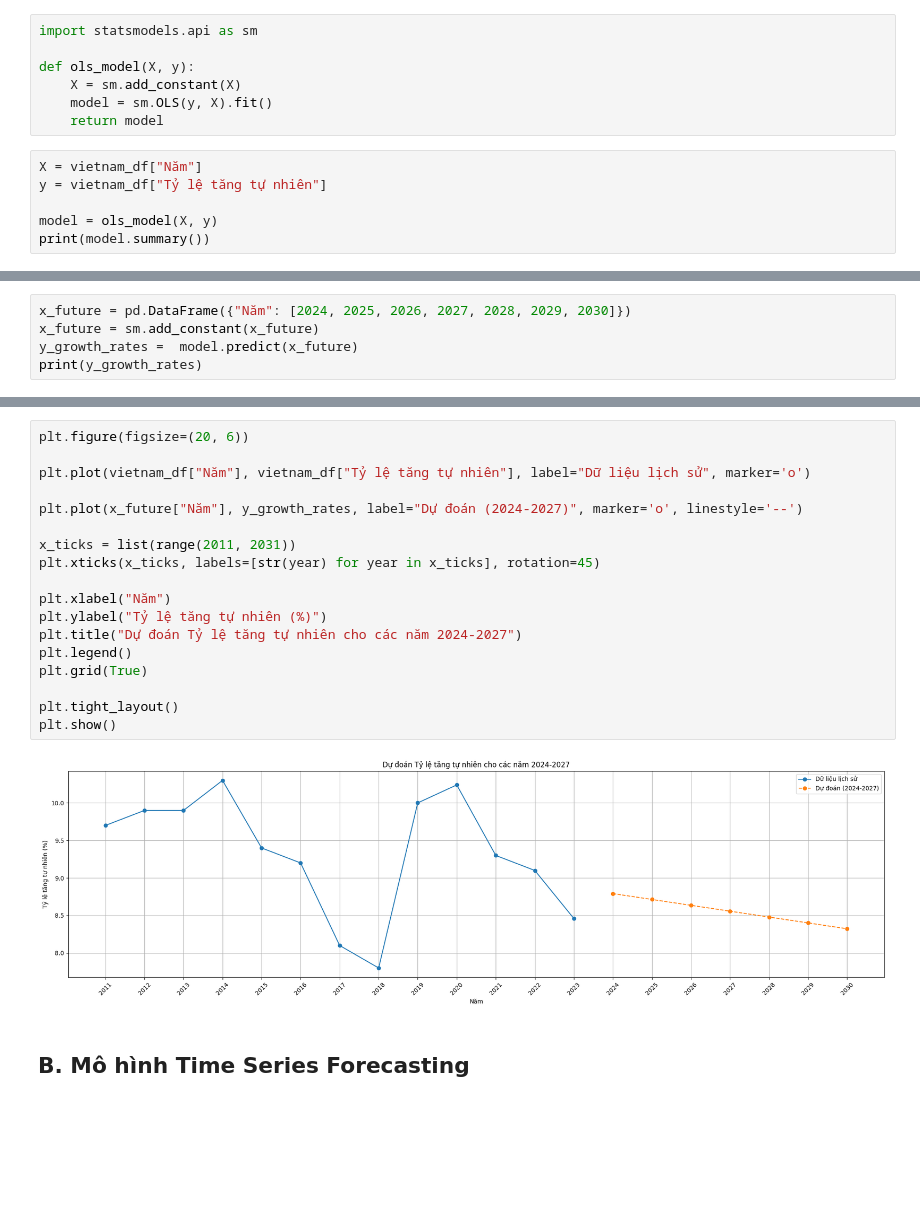
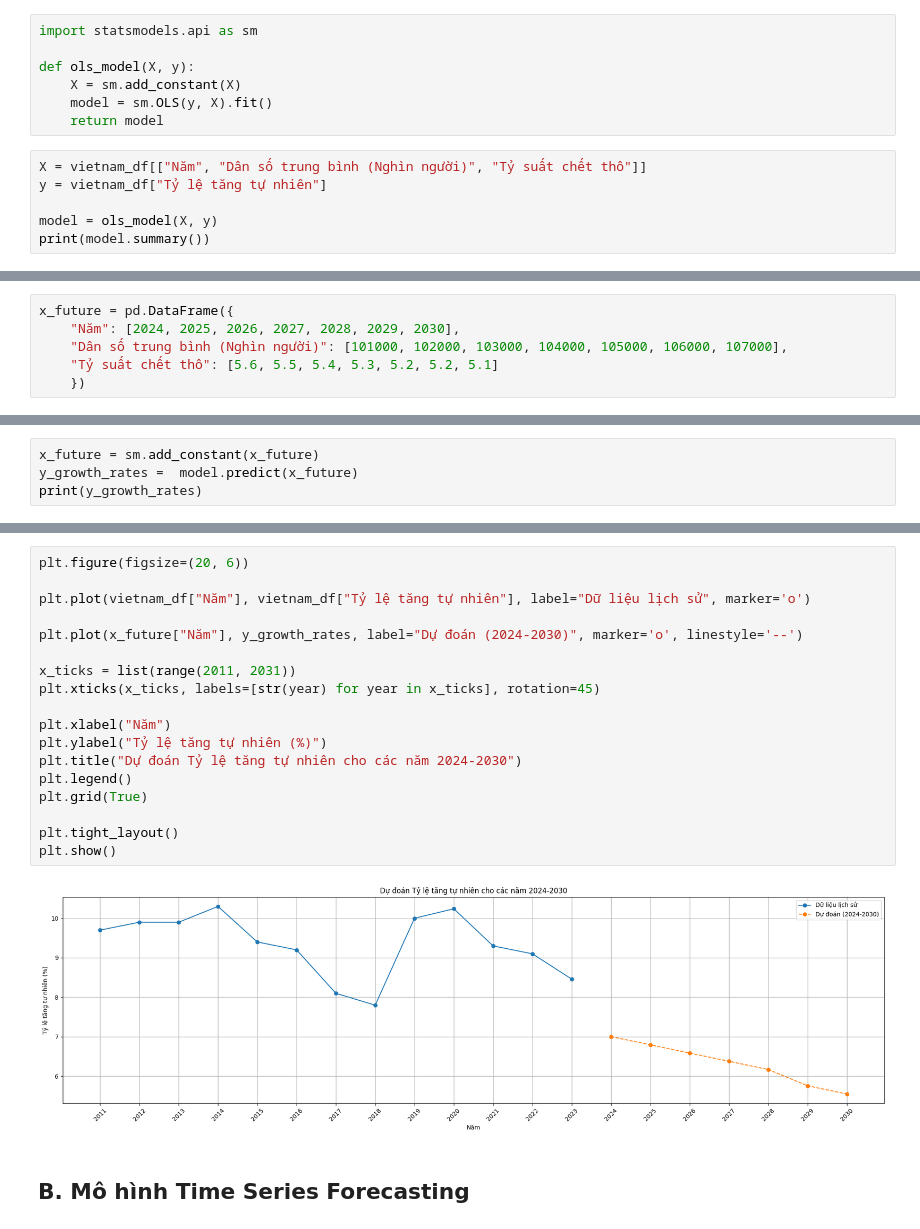
Before and after one commit to chopcolate/CSC14119-Intro2DataScience, a Jupyter notebook: Code.ipynb, the cells around one changed output, grey strips where cells are left out. Drawn from its saved outputs; the diff is of its cells as text; blank space fills up the shorter version.

```diff
--- a/Code.ipynb
+++ b/Code.ipynb
@@ -769,7 +768,7 @@ def ols_model(X, y):
     model = sm.OLS(y, X).fit()
     return model
 # %%
-X = vietnam_df["Năm"]
+X = vietnam_df[["Năm", "Dân số trung bình (Nghìn người)", "Tỷ suất chết thô"]]
 y = vietnam_df["Tỷ lệ tăng tự nhiên"]
 
 model = ols_model(X, y)
@@ -794,0 +798,6 @@ strong multicollinearity or other numerical problems.
+# %%
+x_future = pd.DataFrame({
+    "Năm": [2024, 2025, 2026, 2027, 2028, 2029, 2030],
+    "Dân số trung bình (Nghìn người)": [101000, 102000, 103000, 104000, 105000, 106000, 107000],
+    "Tỷ suất chết thô": [5.6, 5.5, 5.4, 5.3, 5.2, 5.2, 5.1]
+    })
@@ -795,5 +815,4 @@ strong multicollinearity or other numerical problems.
 # %%
-x_future = pd.DataFrame({"Năm": [2024, 2025, 2026, 2027, 2028, 2029, 2030]})
 x_future = sm.add_constant(x_future)
 y_growth_rates =  model.predict(x_future)
 print(y_growth_rates)
@@ -809,23 +834,23 @@ dtype: float64
 # %%
 plt.figure(figsize=(20, 6))
 
 plt.plot(vietnam_df["Năm"], vietnam_df["Tỷ lệ tăng tự nhiên"], label="Dữ liệu lịch sử", marker='o')
 
-plt.plot(x_future["Năm"], y_growth_rates, label="Dự đoán (2024-2027)", marker='o', linestyle='--')
+plt.plot(x_future["Năm"], y_growth_rates, label="Dự đoán (2024-2030)", marker='o', linestyle='--')
 
 x_ticks = list(range(2011, 2031))
 plt.xticks(x_ticks, labels=[str(year) for year in x_ticks], rotation=45)
 
 plt.xlabel("Năm")
 plt.ylabel("Tỷ lệ tăng tự nhiên (%)")
-plt.title("Dự đoán Tỷ lệ tăng tự nhiên cho các năm 2024-2027")
+plt.title("Dự đoán Tỷ lệ tăng tự nhiên cho các năm 2024-2030")
 plt.legend()
 plt.grid(True)
 
 plt.tight_layout()
 plt.show()
 # %% [output]
-[figure, old version]
+[figure, new version]
 # %% [markdown]
 ## B. Mô hình Time Series Forecasting
 # %%
```
Also changed, not shown: parts of 27 cells of this notebook.
